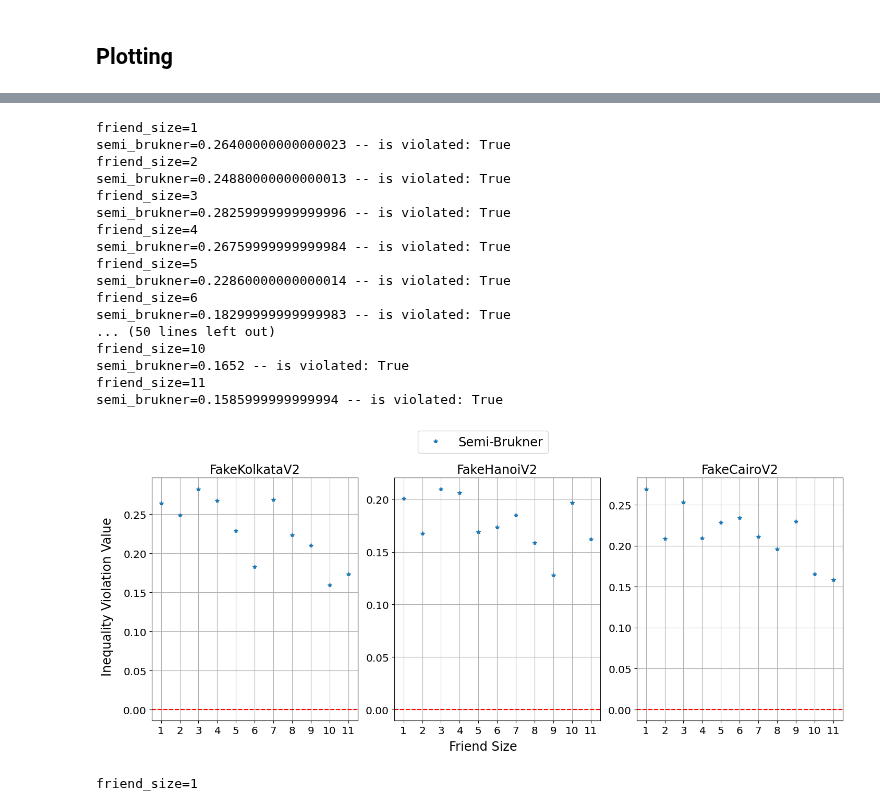
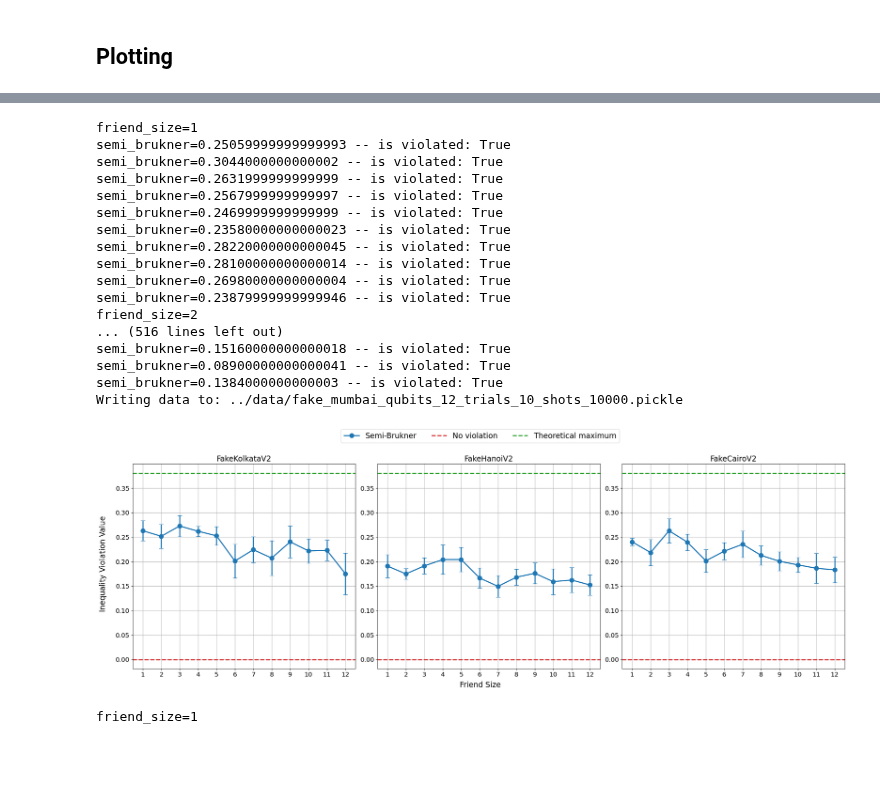
Before and after one commit to unitaryfoundation/wigners_friend, a Jupyter notebook: notebooks/semi_brukner_ewfs_majority.ipynb, the cells around one changed output, grey strips where cells are left out. Cells and saved outputs as stored; diff of their text form; code cells hidden in the pictures; blank space fills up the shorter version.

Commit message:
Adding ability to pickle data for Semi-brukner.

```diff
--- a/notebooks/semi_brukner_ewfs_majority.ipynb
+++ b/notebooks/semi_brukner_ewfs_majority.ipynb
@@ -16,6 +5,8 @@ Relevant References:
 # %%
 import numpy as np
 import itertools
+import os
+import pickle
 import random
 from enum import Enum
 import matplotlib.pyplot as plt
@@ -26,6 +17,8 @@ from qiskit_aer.noise import NoiseModel, depolarizing_error, pauli_error
 from qiskit.providers import Backend
 from qiskit.providers import fake_provider
 from qiskit import QuantumCircuit, QuantumRegister, ClassicalRegister
+
+DATA_PATH = os.path.join("..", "data")
 # %%
 def depolarizing_noise_model(error: float = 0.01) -> NoiseModel:
     """Defines an depolarizing noise model with one-qubit.
@@ -333,7 +346,8 @@ def run_experiment(
     shots: float,
     num_trials: int = 1,
     verbose: bool = False,
-):
+    save: bool = False,
+) -> dict:
     all_results = {
         fs: {inequality: [] for inequality in ["semi_brukner"]}
         for fs in friend_sizes
@@ -354,7 +368,8 @@ def run_experiment(
             violations = compute_inequalities(decode_results(results, charlie_size=friend_size, debbie_size=1), verbose=verbose)
             for key in violations:
                 all_results[friend_size][key].append(violations[key])
-
+    if save:
+        save_data(results=results, backend=backend, friend_sizes=friend_sizes, num_trials=num_trials, shots=shots)
     return all_results
 # %% [markdown]
 ## Plotting
@@ -496,8 +566,8 @@ QiskitRuntimeService.save_account(channel="ibm_quantum", token=IBM_PROVIDER_TOKE
 service = QiskitRuntimeService()
 # %%
 # Parameters for all plots
-friend_sizes = range(1, 12)
-num_trials = 1
+friend_sizes = range(1, 13)
+num_trials = 10
 shots = 10_000
 
 # Fake Kolkata
@@ -510,6 +580,7 @@ fake_kolkata_results = run_experiment(
     num_trials=num_trials,
     shots=shots,
     verbose=True,
+    save=True,
 )
 
 # Fake Hanoi
@@ -522,6 +593,7 @@ fake_hanoi_results = run_experiment(
     num_trials=num_trials,
     shots=shots,
     verbose=True,
+    save=True,
 )
 
 # Fake Cairo
@@ -534,52 +606,67 @@ fake_cairo_results = run_experiment(
     num_trials=num_trials,
     shots=shots,
     verbose=True,
+    save=True,
 )
+
+# Fake Mumbai
+backend = fake_provider.FakeMumbaiV2()
+noise_model = NoiseModel.from_backend(backend)
+fake_mumbai_results = run_experiment(
+    backend=backend,
+    noise_model=noise_model,
+    friend_sizes=friend_sizes,
+    num_trials=num_trials,
+    shots=shots,
+    verbose=True,
+    save=True,
+)
 # %% [output]
 friend_size=1
-semi_brukner=0.26400000000000023 -- is violated: True
+semi_brukner=0.25059999999999993 -- is violated: True
+semi_brukner=0.3044000000000002 -- is violated: True
+semi_brukner=0.2631999999999999 -- is violated: True
+semi_brukner=0.2567999999999997 -- is violated: True
+semi_brukner=0.2469999999999999 -- is violated: True
+semi_brukner=0.23580000000000023 -- is violated: True
+semi_brukner=0.28220000000000045 -- is violated: True
+semi_brukner=0.28100000000000014 -- is violated: True
+semi_brukner=0.26980000000000004 -- is violated: True
+semi_brukner=0.23879999999999946 -- is violated: True
 friend_size=2
-semi_brukner=0.24880000000000013 -- is violated: True
-friend_size=3
-semi_brukner=0.28259999999999996 -- is violated: True
-friend_size=4
-semi_brukner=0.26759999999999984 -- is violated: True
-friend_size=5
-semi_brukner=0.22860000000000014 -- is violated: True
-friend_size=6
-semi_brukner=0.18299999999999983 -- is violated: True
-... (50 lines left out)
-friend_size=10
-semi_brukner=0.1652 -- is violated: True
-friend_size=11
-semi_brukner=0.1585999999999994 -- is violated: True
+... (516 lines left out)
+semi_brukner=0.15160000000000018 -- is violated: True
+semi_brukner=0.08900000000000041 -- is violated: True
+semi_brukner=0.1384000000000003 -- is violated: True
+Writing data to: ../data/fake_mumbai_qubits_12_trials_10_shots_10000.pickle
 # %%
-fig, axs = plt.subplots(1,3, figsize=(15, 6))  # Create a figure with two subplots
+fig, axs = plt.subplots(1, 3, figsize=(25, 8))  # Create a figure with two subplots
 
-plot_results(axs[0], fake_kolkata_results, friend_sizes, plot_error_bars=False, plot_title="FakeKolkataV2")
-plot_results(axs[1], fake_hanoi_results, friend_sizes, plot_error_bars=False, plot_title="FakeHanoiV2")
-plot_results(axs[2], fake_cairo_results, friend_sizes, plot_error_bars=False, plot_title="FakeCairoV2")
+plot_results(axs[0], fake_kolkata_results, friend_sizes, plot_error_bars=True, plot_title="FakeKolkataV2")
+plot_results(axs[1], fake_hanoi_results, friend_sizes, plot_error_bars=True, plot_title="FakeHanoiV2")
+plot_results(axs[2], fake_cairo_results, friend_sizes, plot_error_bars=True, plot_title="FakeCairoV2")
+#plot_results(axs[1,1], fake_mumbai_results, friend_sizes, plot_error_bars=True, plot_title="FakeMumbaiV2")
 
 # Use the legend from the first subplot
 handles, labels = axs[0].get_legend_handles_labels()
 
 # Create a single shared legend
 fig.legend(handles, labels, loc="upper center", ncol=len(labels), bbox_to_anchor=(0.5, 1.05), fontsize="xx-large")
 
 # Set common x-axis and y-axis labels
 fig.text(0.5, 0.02, "Friend Size", ha="center", va="center", fontsize="xx-large")
 fig.text(0.02, 0.5, "Inequality Violation Value", ha="center", va="center", rotation="vertical", fontsize="xx-large")
 
 for ax in np.ravel(axs):
     ax.set_title(ax.get_title(), fontsize="xx-large")
     ax.tick_params(axis="x", labelsize="x-large")
     ax.tick_params(axis="y", labelsize="x-large")
 
 plt.tight_layout(rect=[0.03, 0.03, 0.97, 0.95])
-plt.savefig("ghz_kolkata_hardware.pdf", bbox_inches="tight")
+plt.savefig("semi_brukner_majority_fake_hardware.pdf", bbox_inches="tight")
 plt.show()
 # %% [output]
-[figure, old version]
+[figure, new version]
 # %%
 # Parameters for all plots
 friend_sizes = range(1, 12)
```
Also changed, not shown: parts of 11 cells of this notebook, 4 other files.
